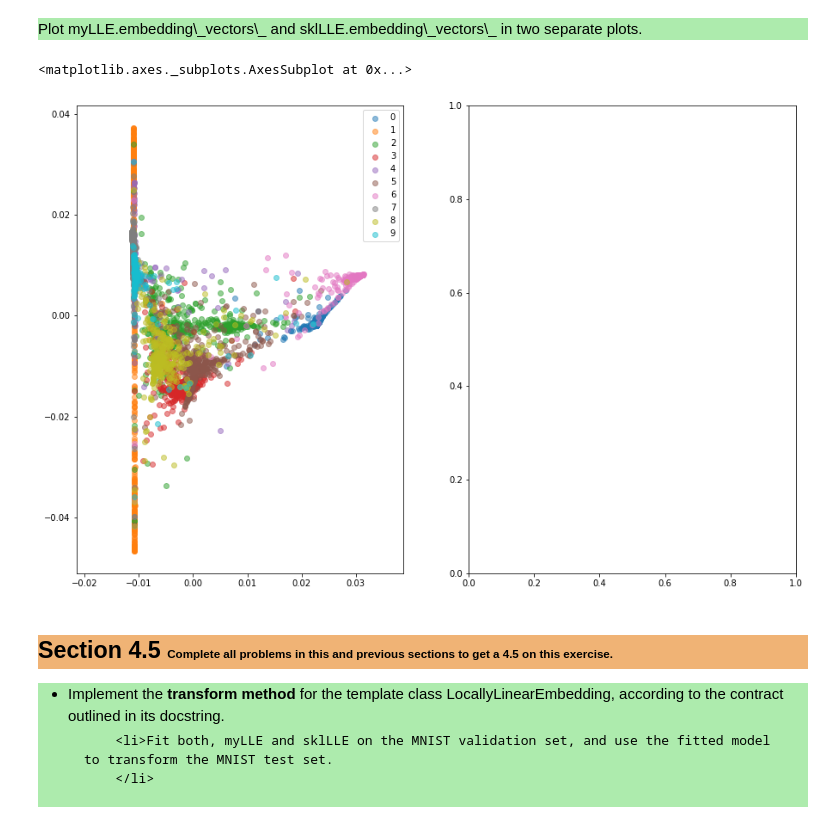
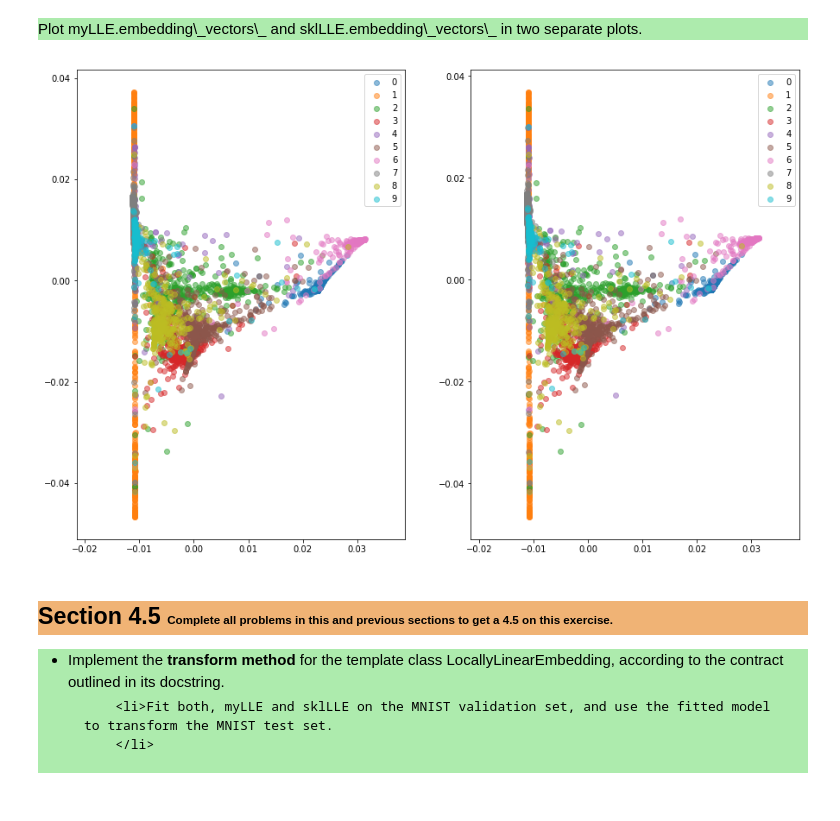
Before and after one commit to tdiggelm/eth-slt-ce-1, a Jupyter notebook: slt-ce-1.ipynb, the cells around one changed output. Cells and saved outputs as stored; diff of their text form; code cells hidden in the pictures.

```diff
--- a/slt-ce-1.ipynb
+++ b/slt-ce-1.ipynb
@@ -155,12 +230,11 @@ def plt_mnist(embedding, of="validation"):
 # %%
 plt.figure(figsize=(15,10))
 plt.subplot(121)
 plt_mnist(sklLLE.embedding_)
 plt.subplot(122)
-# plt_mnist(sklLLE.embedding_) # <--- uncomment this!
+plt_mnist(myLLE.embedding_vectors_) # <--- uncomment this!
 # %% [output]
-<matplotlib.axes._subplots.AxesSubplot at 0x...>
-[figure, old version]
+[figure, new version]
 # %% [markdown]
 <h2 style="background-color:#f0b375;"> Section 4.5
 <span style=font-size:50%> Complete all problems in this and previous sections to get a 4.5 on this exercise. </span>
```
Also changed, not shown: parts of 9 cells of this notebook.
